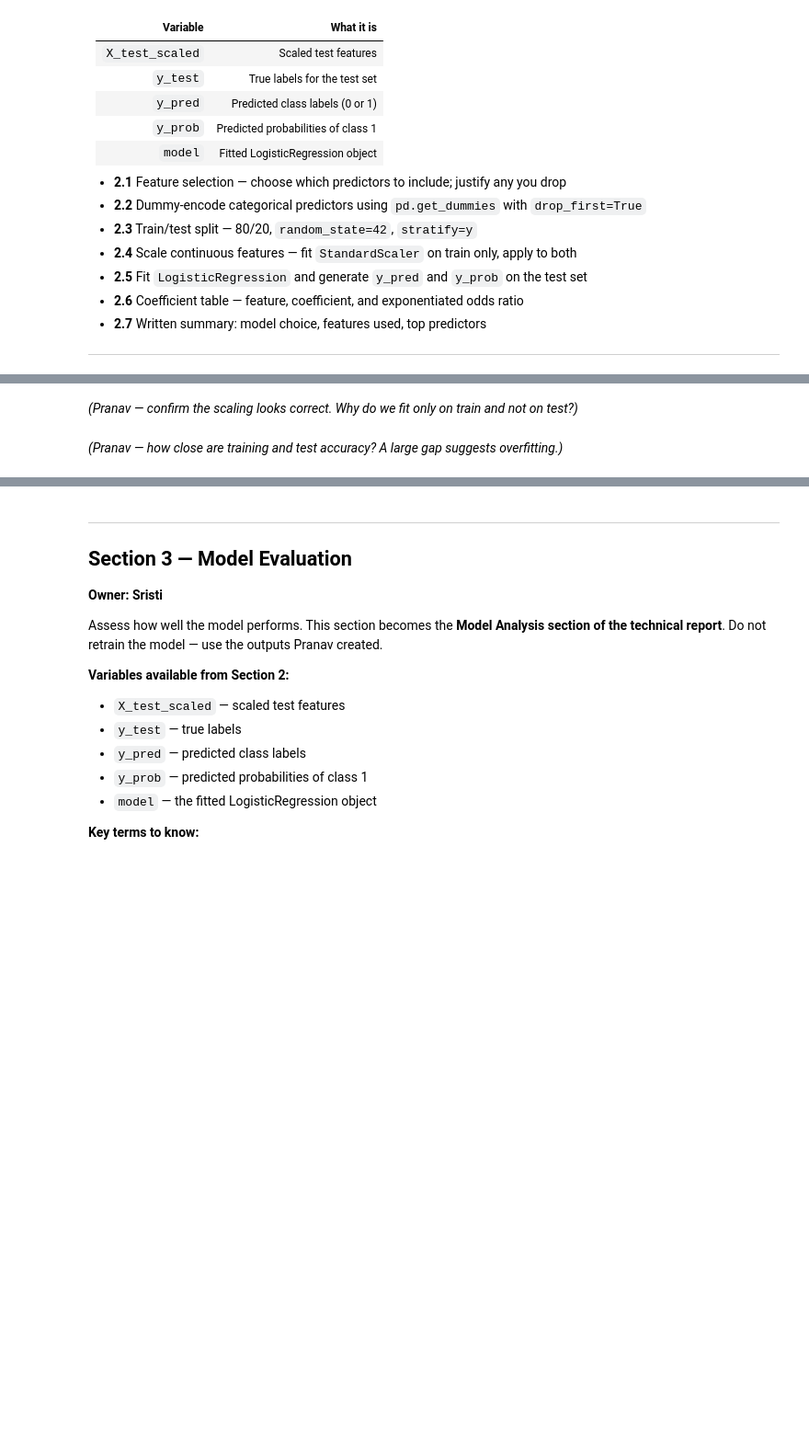
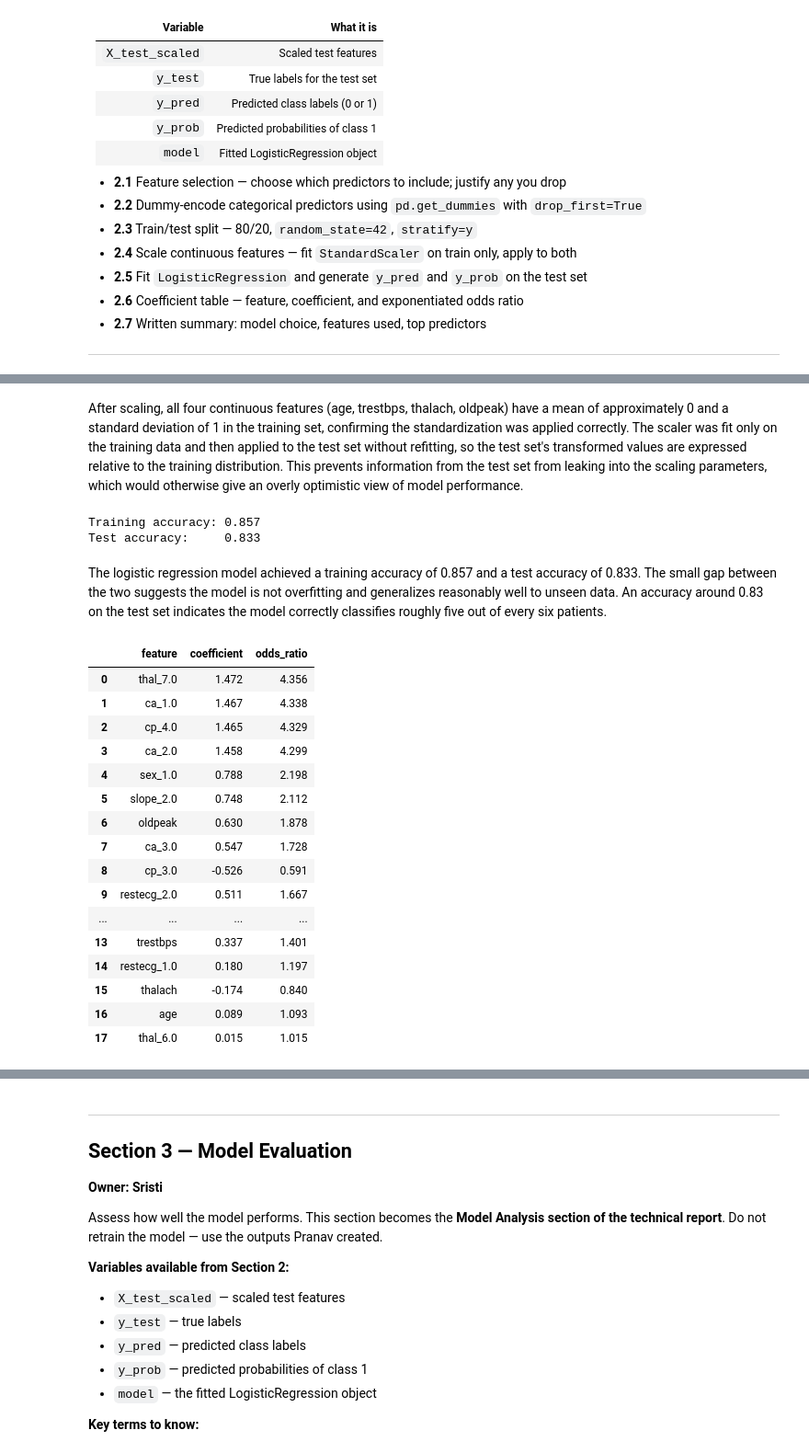
Before and after one commit to pdhinaka/AAI500-Final-Project, a Jupyter notebook: AAI500_Final_Project.ipynb, the cells around one changed output, grey strips where cells are left out. Shown at 92% size. Saved outputs shown, nothing was run; the diff lists cells and outputs as text; code cells hidden in the pictures; blank space fills up the shorter version.

```diff
--- a/AAI500_Final_Project.ipynb
+++ b/AAI500_Final_Project.ipynb
@@ -432,6 +485,13 @@ You are working with `heart_clean`, `continuous_cols`, and `categorical_cols` fr
 # %%
 # 2.4 Scale continuous features
-# Create a StandardScaler. Fit it on X_train's continuous columns only.
-# Apply the fitted scaler to both X_train and X_test (do not refit on test).
-# Name the results X_train_scaled and X_test_scaled.
-# Verify by printing .describe() on the scaled continuous columns — mean should be ~0, std ~1.
+continuous_features = ["age", "trestbps", "thalach", "oldpeak"]
+
+scaler = StandardScaler()
+X_train_scaled = X_train.copy()
+X_test_scaled  = X_test.copy()
+
+X_train_scaled[continuous_features] = scaler.fit_transform(X_train[continuous_features])
+X_test_scaled[continuous_features]  = scaler.transform(X_test[continuous_features])
+
+print("Scaling complete.")
+X_train_scaled[continuous_features].describe().round(2)
@@ -438,17 +509,53 @@ You are working with `heart_clean`, `continuous_cols`, and `categorical_cols` fr
 # %% [markdown]
-*(Pranav — confirm the scaling looks correct. Why do we fit only on train and not on test?)*
+After scaling, all four continuous features (age, trestbps, thalach, oldpeak) have a mean of
+approximately 0 and a standard deviation of 1 in the training set, confirming the standardization
+was applied correctly. The scaler was fit only on the training data and then applied to the test
+set without refitting, so the test set's transformed values are expressed relative to the training
+distribution. This prevents information from the test set from leaking into the scaling parameters,
+which would otherwise give an overly optimistic view of model performance.
 # %%
 # 2.5 Fit logistic regression
-# Instantiate LogisticRegression(C=1.0, max_iter=1000, random_state=42).
-# Fit on X_train_scaled and y_train.
-# Generate y_pred = model.predict(X_test_scaled)
-# Generate y_prob = model.predict_proba(X_test_scaled)[:, 1]
-# Print training accuracy and test accuracy.
+model = LogisticRegression(C=1.0, max_iter=1000, random_state=42)
+model.fit(X_train_scaled, y_train)
+
+y_pred = model.predict(X_test_scaled)
+y_prob = model.predict_proba(X_test_scaled)[:, 1]
+
+print(f"Training accuracy: {model.score(X_train_scaled, y_train):.3f}")
+print(f"Test accuracy:     {accuracy_score(y_test, y_pred):.3f}")
+# %% [output]
+Training accuracy: 0.857
+Test accuracy:     0.833
 # %% [markdown]
-*(Pranav — how close are training and test accuracy? A large gap suggests overfitting.)*
+The logistic regression model achieved a training accuracy of 0.857 and a test accuracy of 0.833.
+The small gap between the two suggests the model is not overfitting and generalizes reasonably well
+to unseen data. An accuracy around 0.83 on the test set indicates the model correctly classifies
+roughly five out of every six patients.
 # %%
 # 2.6 Coefficient table
-# Build a DataFrame with three columns: feature, coefficient (model.coef_[0]), odds_ratio (np.exp of coefficient).
-# Sort by absolute value of coefficient, descending.
-# Display the top results — these are the features driving predictions most.
+coef_df = pd.DataFrame({
+    "feature":    X_train_scaled.columns,
+    "coefficient": model.coef_[0],
+    "odds_ratio":  np.exp(model.coef_[0])
+}).sort_values("coefficient", key=abs, ascending=False).reset_index(drop=True)
+
+coef_df.round(3)
+# %% [output]
+|  | feature | coefficient | odds_ratio |
+| 0 | thal_7.0 | 1.472 | 4.356 |
+| 1 | ca_1.0 | 1.467 | 4.338 |
+| 2 | cp_4.0 | 1.465 | 4.329 |
+| 3 | ca_2.0 | 1.458 | 4.299 |
+| 4 | sex_1.0 | 0.788 | 2.198 |
+| 5 | slope_2.0 | 0.748 | 2.112 |
+| 6 | oldpeak | 0.630 | 1.878 |
+| 7 | ca_3.0 | 0.547 | 1.728 |
+| 8 | cp_3.0 | -0.526 | 0.591 |
+| 9 | restecg_2.0 | 0.511 | 1.667 |
+| ... | ... | ... | ... |
+| 13 | trestbps | 0.337 | 1.401 |
+| 14 | restecg_1.0 | 0.180 | 1.197 |
+| 15 | thalach | -0.174 | 0.840 |
+| 16 | age | 0.089 | 1.093 |
+| 17 | thal_6.0 | 0.015 | 1.015 |
 # %% [markdown]
```
Also changed, not shown: parts of 10 cells of this notebook.
